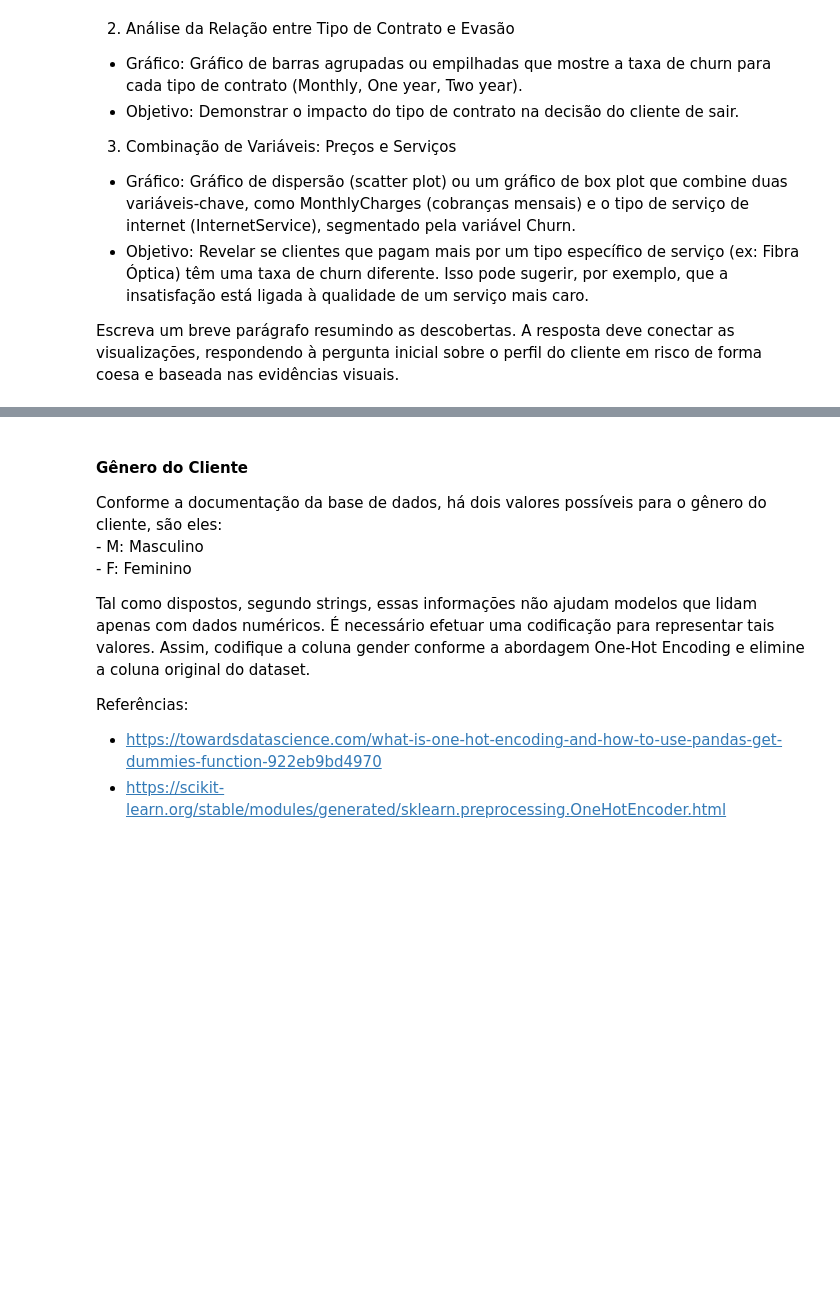
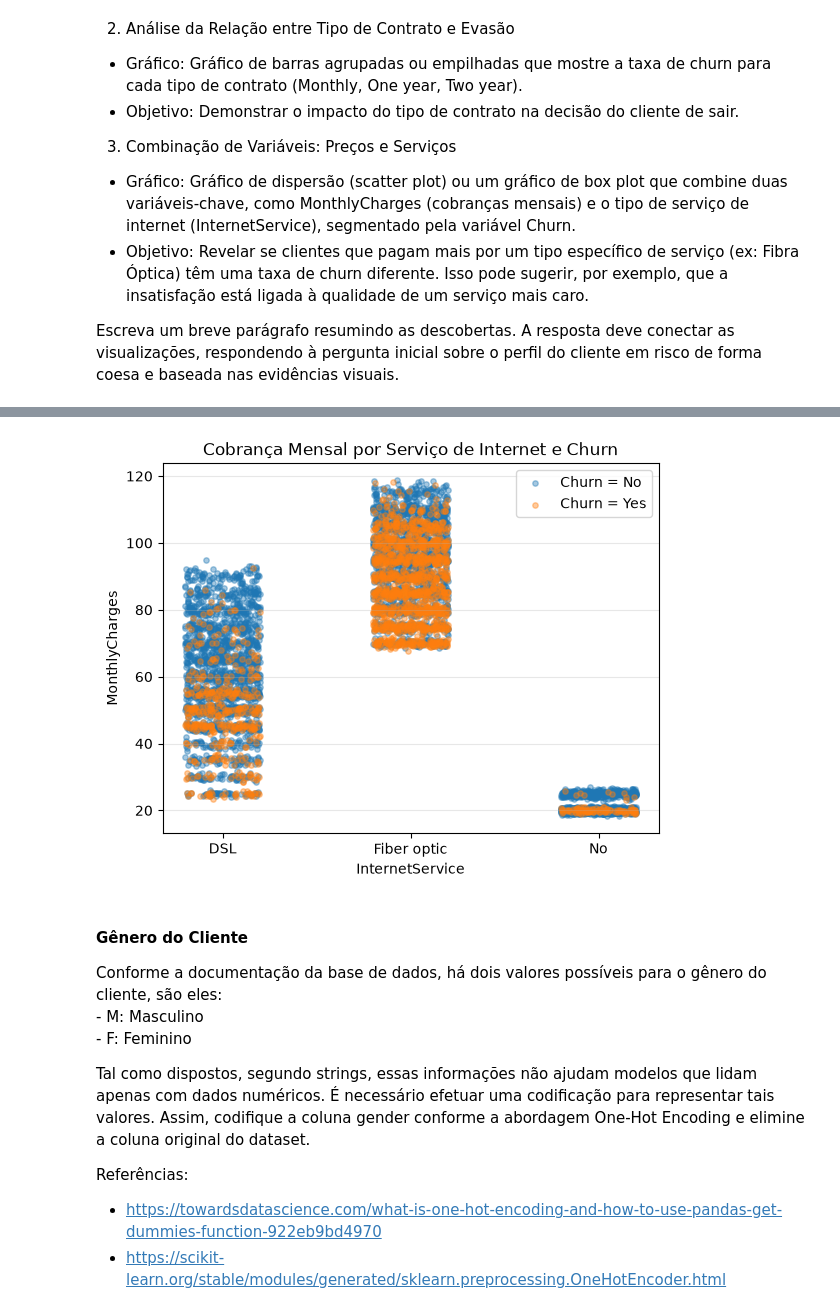
Before and after one commit to devgabrielbenayon/TrabalhoRedesNeurais, a Jupyter notebook: RNA-2025.2-PP1.2.ipynb, the cells around one changed output, grey strips where cells are left out. Saved outputs shown, nothing was run; the diff lists cells and outputs as text; code cells hidden in the pictures; blank space fills up the shorter version.

```diff
--- a/RNA-2025.2-PP1.2.ipynb
+++ b/RNA-2025.2-PP1.2.ipynb
@@ -273,3 +307,24 @@ Escreva um breve parágrafo resumindo as descobertas. A resposta deve conectar a
+# %%
+categorias = df['InternetService'].unique()
+mapaPosicao = {cat: i for i, cat in enumerate(categorias)}
+jitter = 0.2
+
+for churnVal in df['Churn'].unique():
+    subset = df[df['Churn'] == churnVal]
+    x = [mapaPosicao[cat] + random.uniform(-jitter, jitter) for cat in subset['InternetService']]
+    y = subset['MonthlyCharges']
+    plt.scatter(x, y, alpha=0.4, s=15, label=f'Churn = {churnVal}')
+
+plt.xticks(list(mapaPosicao.values()), list(mapaPosicao.keys()))
+plt.xlabel('InternetService')
+plt.ylabel('MonthlyCharges')
+plt.title('Cobrança Mensal por Serviço de Internet e Churn')
+plt.legend()
+plt.grid(axis='y', alpha=0.3)
+
+plt.show()
+# %% [output]
+[figure, added]
 # %% [markdown]
 #### Gênero do Cliente
 
```
Also changed, not shown: parts of 9 cells of this notebook.
